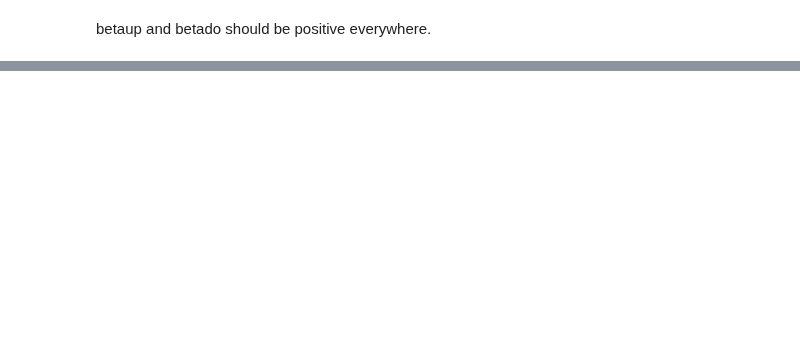
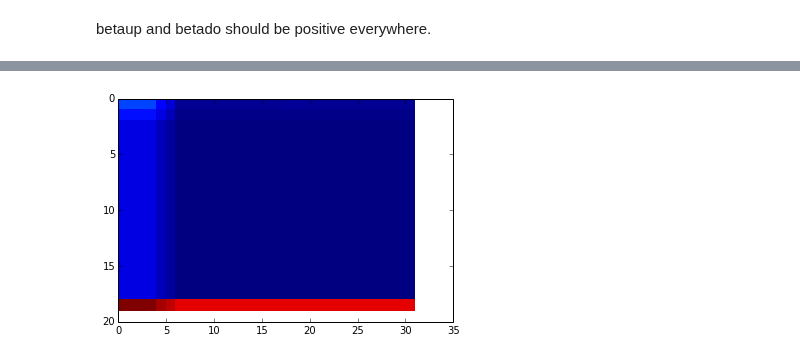
Before and after one commit to UBC-MOAD/pa-th-simple, a Jupyter notebook: prelim-model/Evaluation of 2D TVD - Step 4.ipynb, the cells around one changed output, grey strips where cells are left out. Saved outputs shown, nothing was run; the diff lists cells and outputs as text; code cells hidden in the pictures; blank space fills up the shorter version.

```diff
--- a/prelim-model/Evaluation of 2D TVD - Step 4.ipynb
+++ b/prelim-model/Evaluation of 2D TVD - Step 4.ipynb
@@ -324,0 +349,6 @@ print(betaup[betaup <0])
+# %%
+#plot
+plt.pcolormesh(adv[1:nz, 1:nx])
+plt.gca().invert_yaxis()
+# %% [output]
+[figure, added]
```
Also changed, not shown: parts of 4 cells of this notebook.
